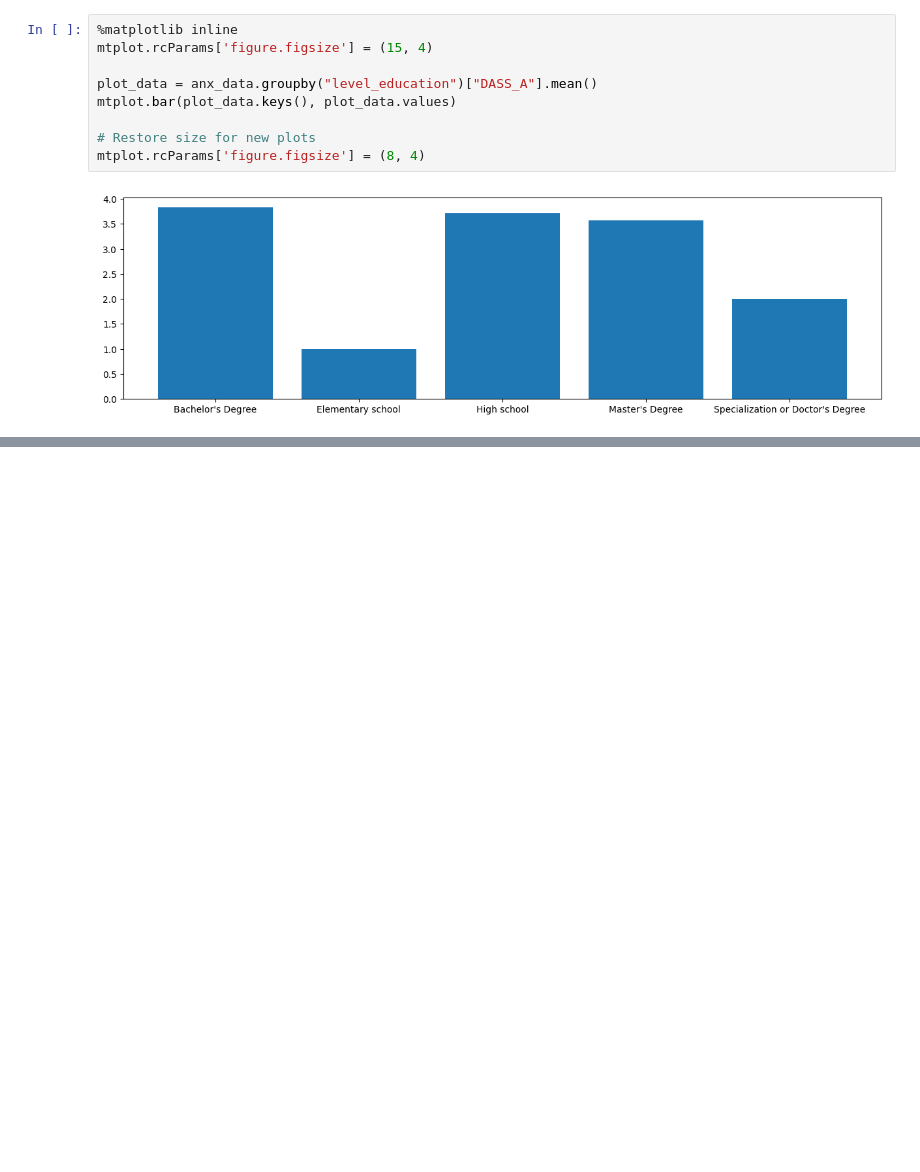
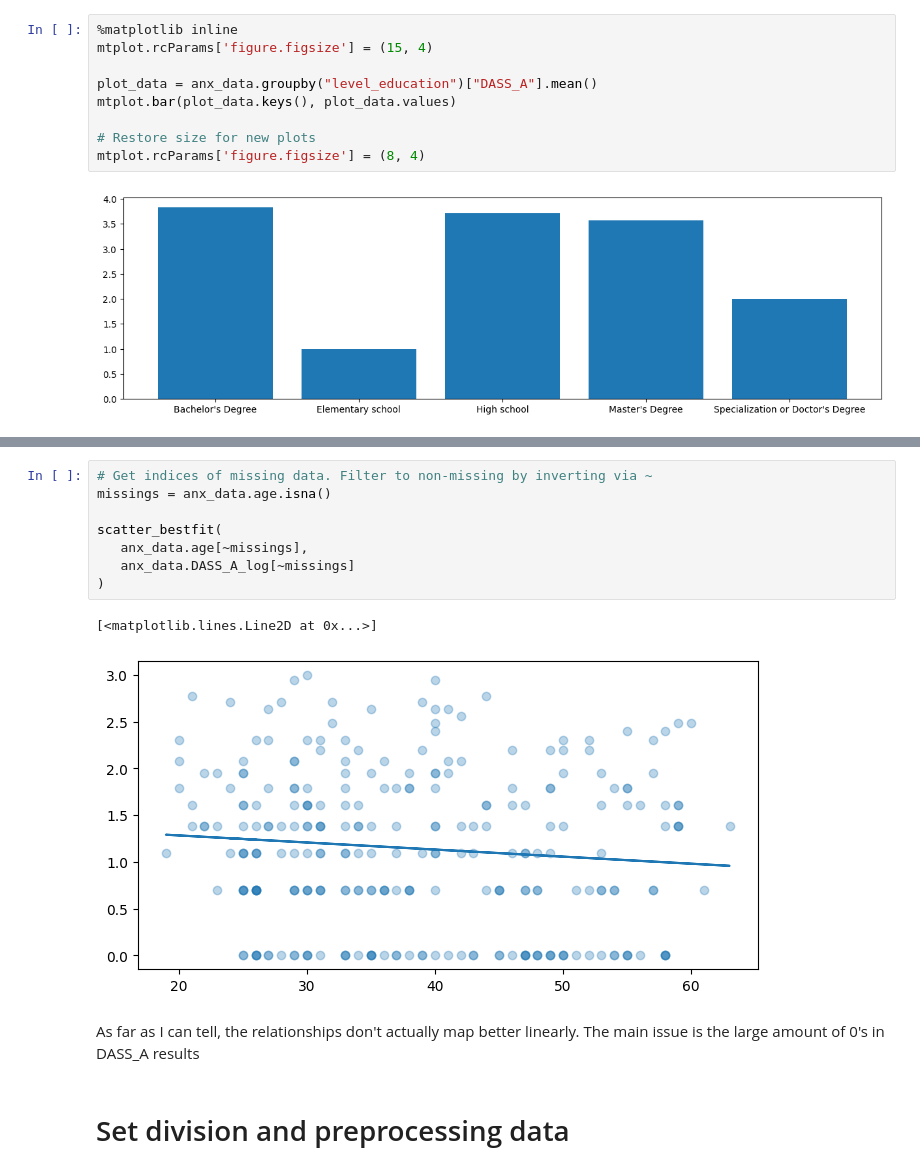
Before and after one commit to Mkranj/ML_predicting_anxiety, a Jupyter notebook: predicting_anxiety.ipynb, the cells around one changed output, grey strips where cells are left out. Drawn from its saved outputs; the diff is of its cells as text; blank space fills up the shorter version.

```diff
--- a/predicting_anxiety.ipynb
+++ b/predicting_anxiety.ipynb
@@ -186,0 +235,15 @@ mtplot.rcParams['figure.figsize'] = (8, 4)
+# %%
+# Get indices of missing data. Filter to non-missing by inverting via ~
+missings = anx_data.age.isna()
+
+scatter_bestfit(
+   anx_data.age[~missings],
+   anx_data.DASS_A_log[~missings]
+)
+# %% [output]
+[<matplotlib.lines.Line2D at 0x...>]
+[figure, added]
+# %% [markdown]
+As far as I can tell, the relationships don't actually map better linearly. The main issue is the large amount of 0's in DASS_A results
+# %% [markdown]
+# Set division and preprocessing data
```
Also changed, not shown: parts of 18 cells of this notebook.
